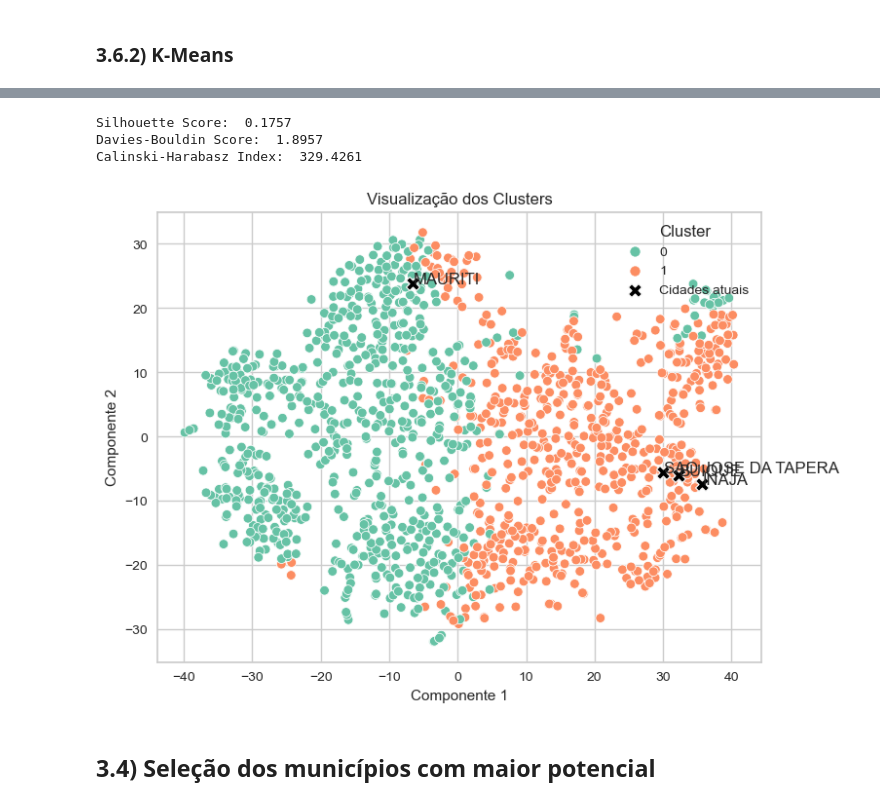
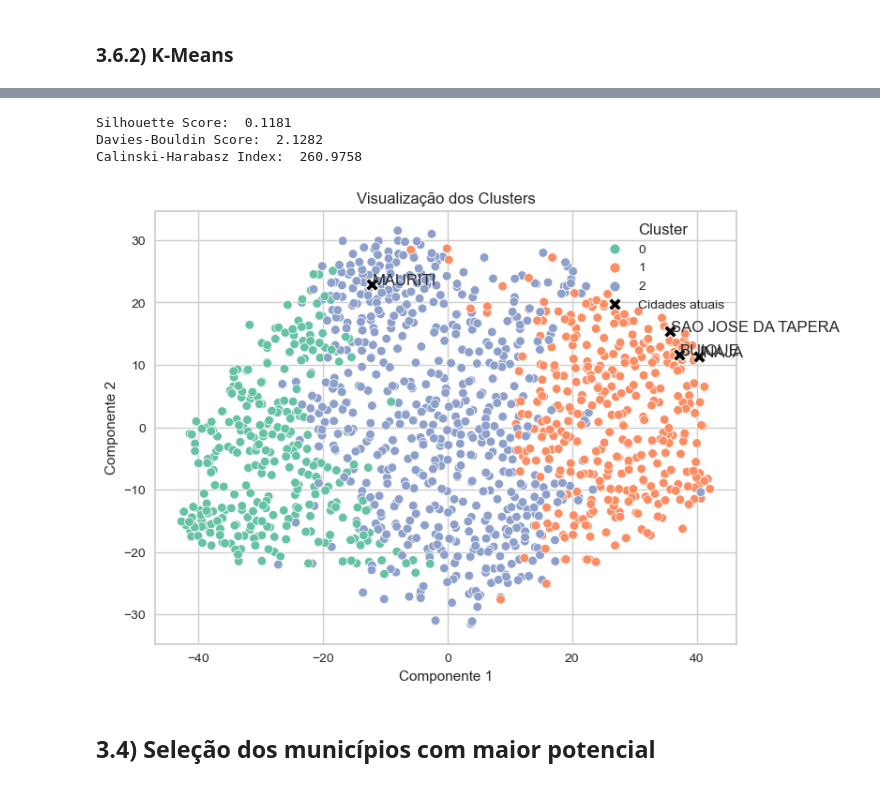
Before and after one commit to caiosoter/BCG2023, a Jupyter notebook: Notebooks/AnaliseExploratoria_PCA_Clustering.ipynb, the cells around one changed output, grey strips where cells are left out. Cells and saved outputs as stored; diff of their text form; code cells hidden in the pictures.

```diff
--- a/Notebooks/AnaliseExploratoria_PCA_Clustering.ipynb
+++ b/Notebooks/AnaliseExploratoria_PCA_Clustering.ipynb
@@ -320,15 +319,15 @@ plt.show()
 # %%
-kmeans = KMeans(2, random_state = 42)
+kmeans = KMeans(3, random_state = 42)
 k_clusters = kmeans.fit_predict(df_reducted)
 print('Silhouette Score: ',round(silhouette_score(df_reducted, k_clusters),4))
 print('Davies-Bouldin Score: ',round(davies_bouldin_score(df_reducted, k_clusters),4))
 print('Calinski-Harabasz Index: ',round(calinski_harabasz_score(df_reducted, k_clusters),4))
 plot(df, df_components, k_clusters)
 # %% [output]
-Silhouette Score:  0.1757
-Davies-Bouldin Score:  1.8957
-Calinski-Harabasz Index:  329.4261
+Silhouette Score:  0.1181
+Davies-Bouldin Score:  2.1282
+Calinski-Harabasz Index:  260.9758
-[figure, old version]
+[figure, new version]
 # %% [markdown]
 ## 3.4) Seleção dos municípios com maior potencial
 # %% [markdown]
```
Also changed, not shown: parts of 26 cells of this notebook, 3 other files.
